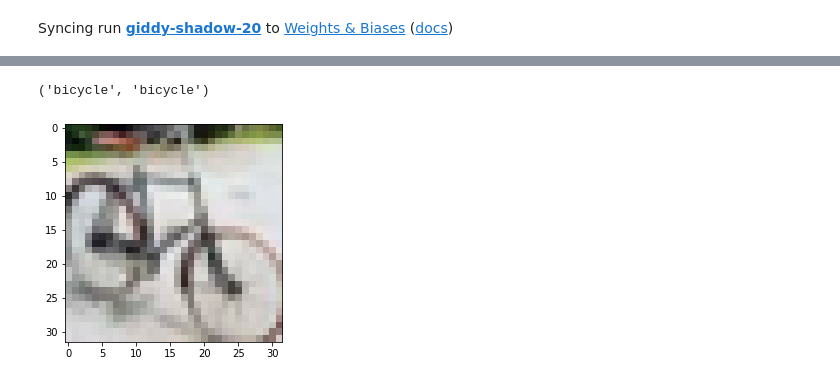
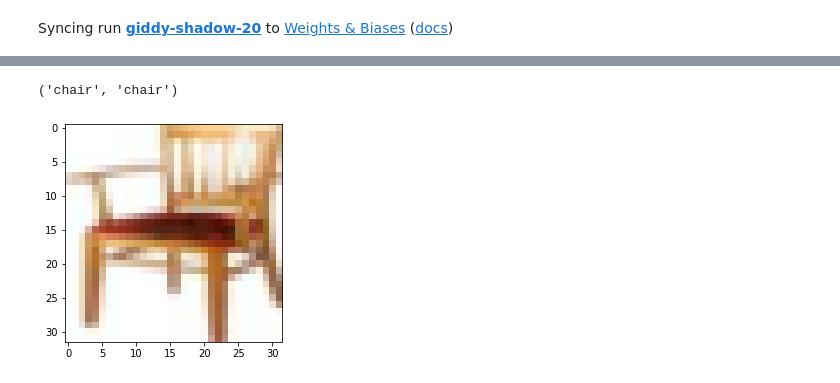
Before and after one commit to MatteoGioia/ViT2MLPMixerKD, a Jupyter notebook: ViT2MLPKD.ipynb, the cells around one changed output, grey strips where cells are left out. Saved outputs shown, nothing was run; the diff lists cells and outputs as text; code cells hidden in the pictures.

```diff
--- a/ViT2MLPKD.ipynb
+++ b/ViT2MLPKD.ipynb
@@ -563,6 +563,7 @@ trainer = pl.Trainer(max_epochs=epochs,
 logger.watch(student)
 trainer.test(datamodule=datamodule,model = student) #test before training
 trainer.fit(datamodule=datamodule,model = student) #trainng
+student = LitMixer.load_from_checkpoint(checkpoint.best_model_path)
 trainer.test(datamodule=datamodule,model = student) #test after training
 wandb.finish()
 # %% [output]
@@ -598,13 +633,13 @@ if checkpoint_path == "last_checkpoint":
 loaded_student = LitMixer.load_from_checkpoint(checkpoint_path)
 # %%
 #@title Test qualitative results {run : 'auto'}
-datapoint_number = 27 #@param{type : "integer"}
+datapoint_number = 30 #@param{type : "integer"}
 image, gt = cifar100_test[datapoint_number]
 image_pixels = torchvision.transforms.functional.to_pil_image(image)
 plt.imshow(image_pixels)
 pr = loaded_student.mixer(image.unsqueeze(0).float())
 #print(pr)
 dataset.dataset.classes[gt],  dataset.dataset.classes[pr.argmax().item()]
 # %% [output]
-('bicycle', 'bicycle')
+('chair', 'chair')
-[figure, old version]
+[figure, new version]
```
Also changed, not shown: parts of 1 cell of this notebook.
